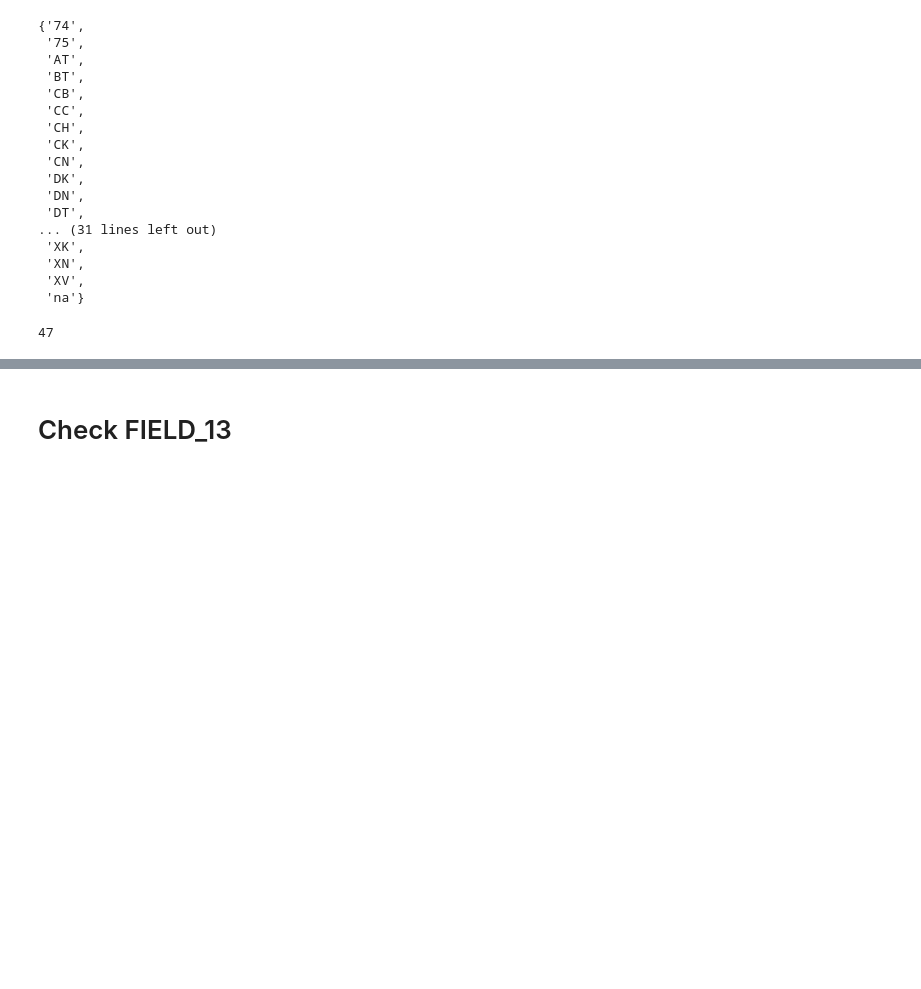
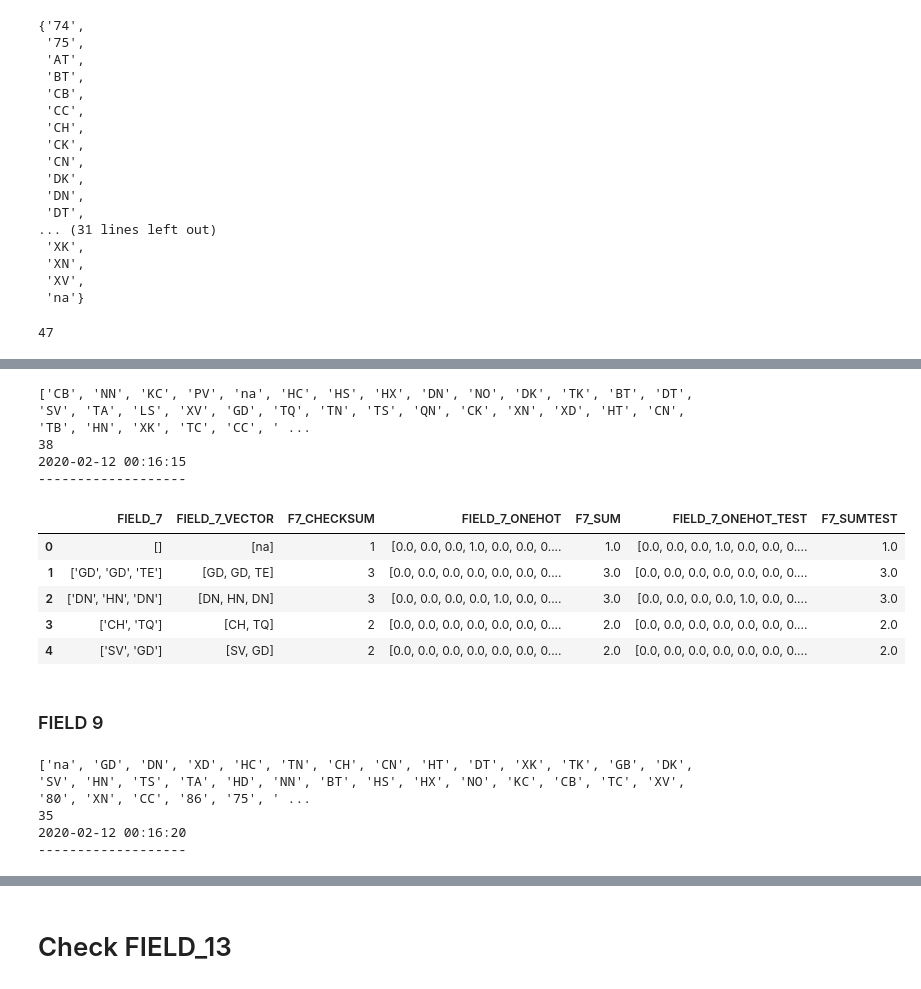
Before and after one commit to alerk/ml_class, a Jupyter notebook: 13.0.kalapa_challenge_eda.ipynb, the cells around one changed output, grey strips where cells are left out. Cells and saved outputs as stored; diff of their text form; code cells hidden in the pictures; blank space fills up the shorter version.

```diff
--- a/13.0.kalapa_challenge_eda.ipynb
+++ b/13.0.kalapa_challenge_eda.ipynb
@@ -1093,0 +1107,3 @@ print(len(lsVocab))
+# %%
+# Separate field 7 into vector
+pdfTrain["FIELD_7_VECTOR"] = pdfTrain["FIELD_7"].apply(splitF7)
@@ -1093,0 +1128,6 @@ print(len(lsVocab))
+# %%
+# Build input layer as sum of each word in a vector
+pdfTrain["FIELD_7_ONEHOT"] = pdfTrain["FIELD_7_VECTOR"].apply(encodeOneHotVector)
+# %%
+pdfTrain["F7_SUM"] = pdfTrain["FIELD_7_ONEHOT"].apply(sum)
+pdfTrain["F7_CHECKSUM"] = pdfTrain["FIELD_7_VECTOR"].apply(len)
@@ -1093,0 +1209,29 @@ print(len(lsVocab))
+# %%
+vocabF7, word2intF7, int2wordF7, pdfTrain["FIELD_7_ONEHOT_TEST"] = encodeCol(pdfTrain, "FIELD_7")
+printRuntime()
+# %% [output]
+['CB', 'NN', 'KC', 'PV', 'na', 'HC', 'HS', 'HX', 'DN', 'NO', 'DK', 'TK', 'BT', 'DT', 'SV', 'TA', 'LS', 'XV', 'GD', 'TQ', 'TN', 'TS', 'QN', 'CK', 'XN', 'XD', 'HT', 'CN', 'TB', 'HN', 'XK', 'TC', 'CC', ' ...
+38
+2020-02-12 00:16:15
+-------------------
+# %%
+pdfTrain["F7_SUMTEST"] = pdfTrain["FIELD_7_ONEHOT_TEST"].apply(sum)
+# %%
+pdfTrain[["FIELD_7", "FIELD_7_VECTOR", "F7_CHECKSUM", "FIELD_7_ONEHOT", "F7_SUM", "FIELD_7_ONEHOT_TEST", "F7_SUMTEST"]].head()
+# %% [output]
+|  | FIELD_7 | FIELD_7_VECTOR | F7_CHECKSUM | FIELD_7_ONEHOT | F7_SUM | FIELD_7_ONEHOT_TEST | F7_SUMTEST |
+| 0 | [] | [na] | 1 | [0.0, 0.0, 0.0, 1.0, 0.0, 0.0, 0.... | 1.0 | [0.0, 0.0, 0.0, 1.0, 0.0, 0.0, 0.... | 1.0 |
+| 1 | ['GD', 'GD', 'TE'] | [GD, GD, TE] | 3 | [0.0, 0.0, 0.0, 0.0, 0.0, 0.0, 0.... | 3.0 | [0.0, 0.0, 0.0, 0.0, 0.0, 0.0, 0.... | 3.0 |
+| 2 | ['DN', 'HN', 'DN'] | [DN, HN, DN] | 3 | [0.0, 0.0, 0.0, 0.0, 1.0, 0.0, 0.... | 3.0 | [0.0, 0.0, 0.0, 0.0, 1.0, 0.0, 0.... | 3.0 |
+| 3 | ['CH', 'TQ'] | [CH, TQ] | 2 | [0.0, 0.0, 0.0, 0.0, 0.0, 0.0, 0.... | 2.0 | [0.0, 0.0, 0.0, 0.0, 0.0, 0.0, 0.... | 2.0 |
+| 4 | ['SV', 'GD'] | [SV, GD] | 2 | [0.0, 0.0, 0.0, 0.0, 0.0, 0.0, 0.... | 2.0 | [0.0, 0.0, 0.0, 0.0, 0.0, 0.0, 0.... | 2.0 |
+# %% [markdown]
+### FIELD 9
+# %%
+vocabF9, word2intF9, int2wordF9, pdfTrain["FIELD_9_ONEHOT_TEST"] = encodeCol(pdfTrain, "FIELD_9")
+printRuntime()
+# %% [output]
+['na', 'GD', 'DN', 'XD', 'HC', 'TN', 'CH', 'CN', 'HT', 'DT', 'XK', 'TK', 'GB', 'DK', 'SV', 'HN', 'TS', 'TA', 'HD', 'NN', 'BT', 'HS', 'HX', 'NO', 'KC', 'CB', 'TC', 'XV', '80', 'XN', 'CC', '86', '75', ' ...
+35
+2020-02-12 00:16:20
+-------------------
```
Also changed, not shown: parts of 79 cells of this notebook, 6 other files.
